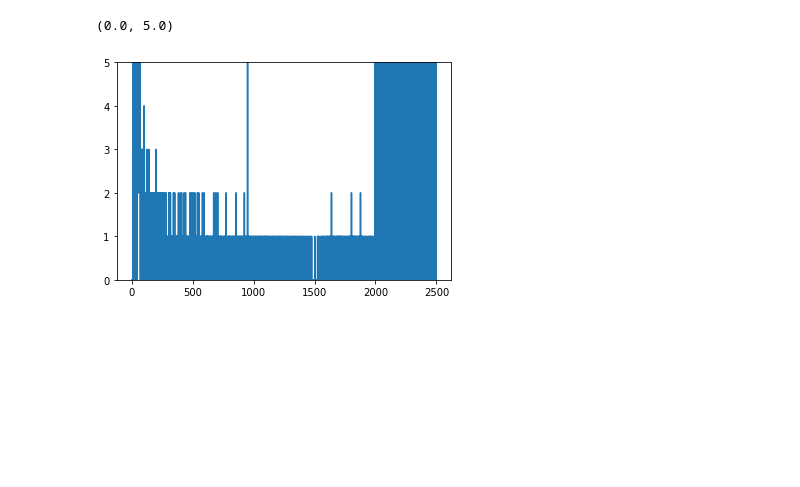
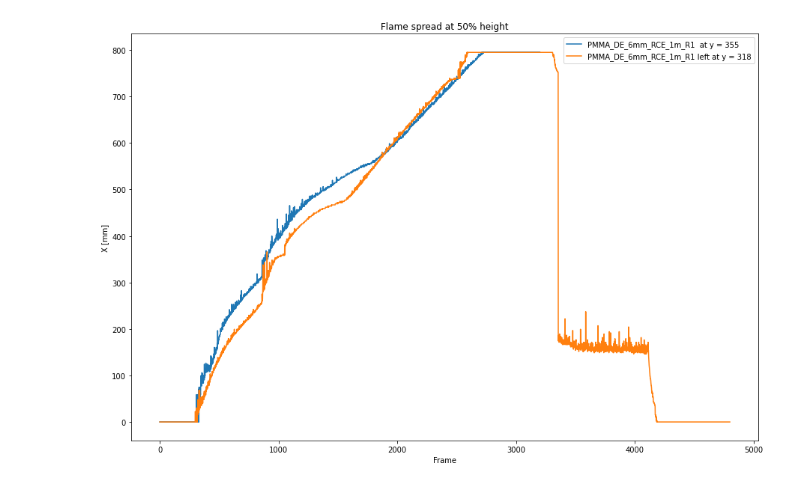
Before and after one commit to FireDynamics/FlameTrack, a Jupyter notebook: visualize.ipynb, the cells around one changed output. Cells and saved outputs as stored; diff of their text form; code cells hidden in the pictures; blank space fills up the shorter version.

```diff
--- a/visualize.ipynb
+++ b/visualize.ipynb
@@ -11,5 +14,5 @@ import dataset_handler as dh
 # %%
-exp_name = 'lfs_pmma_DE_6mm_tc_R1_0001'
+exp_name = 'PMMA_DE_6mm_RCE_1m_R1'
 target_width = 800
 target_height= 400
 conversion = True
@@ -34,31 +39,37 @@ def get_edge_results(exp_name):
     return edge_results
 # %%
-def compare_two_experiments(exp1, exp2,y_cutoff = 0.5):
-    edge_results1 = get_edge_results(exp1)
-    edge_results2 = get_edge_results(exp2)
+
+
+
+
+def compare_two_experiments(exp1, exp2,y_cutoff = 0.5,left1=False,left2=False):
+    edge_results1 = get_edge_results(exp1,left1)
+    edge_results2 = get_edge_results(exp2,left2)
     fig, ax = plt.subplots()
+    ax.set_ylabel('X coordinate')
     fig.set_size_inches(15, 10)
     y1 = int(edge_results1.shape[1]*y_cutoff)
     y2 = int(edge_results2.shape[1]*y_cutoff)
     y1 = -y1 -1
     y2 = -y2 -1
     if conversion:
-        width1,height1 = dh.get_dewarped_data(exp1).shape[1:]
-        width2,height2 = dh.get_dewarped_data(exp2).shape[1:]
+        width1,height1 = dh.get_dewarped_data(exp1,left=left1).shape[1:]
+        width2,height2 = dh.get_dewarped_data(exp2,left=left2).shape[1:]
         dh.close_file()
         edge_results1 = edge_results1 * target_width/width1
         edge_results2 = edge_results2 * target_width/width2
+        ax.set_ylabel('X [mm]')
 
-    ax.plot(edge_results1.T[y1,::2],label='R1 at y = {}'.format(-y1))
-    ax.plot(edge_results2.T[y2],label='R2 at y = {}'.format(-y2))
-    ax.set_title('Flame spread at 50% height')
+    ax.plot(edge_results1.T[y1],label=f"{exp1} {'left' if left1 else ''} at y = {-y1}")
+    ax.plot(edge_results2.T[y2],label=f"{exp2} {'left' if left2 else ''} at y = {-y2}")
+    ax.set_title(f'Flame spread at {y_cutoff:.0%} height')
     ax.set_xlabel('Frame')
-    ax.set_ylabel('X coordinate')
+
     ax.legend()
 
-def temperature_distribution(exp_name,y_slice):
-    idx = get_edge_results(exp_name).T[y_slice]
-    temp = dh.get_dewarped_data(exp_name)[y_slice,:,:]
+def temperature_distribution(exp_name,y_slice,left=False):
+    idx = get_edge_results(exp_name,left).T[y_slice]
+    temp = dh.get_dewarped_data(exp_name,left)[y_slice,:,:]
     dh.close_file()
     plt.figure(figsize=(15,10))
     plt.plot(temp[idx,range(len(idx))],label='at edge')
@@ -71,10 +82,10 @@ def temperature_distribution(exp_name,y_slice):
     plt.legend()
     plt.show()
 
-def show_flame_spread(exp_name,y_slice):
-    edge_results = get_edge_results(exp_name)
+def show_flame_spread(exp_name,y_slice,left=False):
+    edge_results = get_edge_results(exp_name,left)
     if conversion:
-        width,height = dh.get_dewarped_data(exp_name).shape[1:]
+        width,height = dh.get_dewarped_data(exp_name,left).shape[1:]
         dh.close_file()
         width_factor = target_width/width
         height_factor = target_height/height
@@ -146,6 +132,0 @@ test = get_edge_results('test')[:,85]
-# %%
-plt.plot(np.diff(test))
-plt.ylim(0,5)
-# %% [output]
-(0.0, 5.0)
-[figure, removed]
@@ -153,0 +133,4 @@ dh.close_file()
+# %%
+compare_two_experiments(exp_name,exp_name,y_cutoff = 0.5,left2=True)
+# %% [output]
+[figure, added]
```
Also changed, not shown: parts of 9 cells of this notebook, 14 other files.
